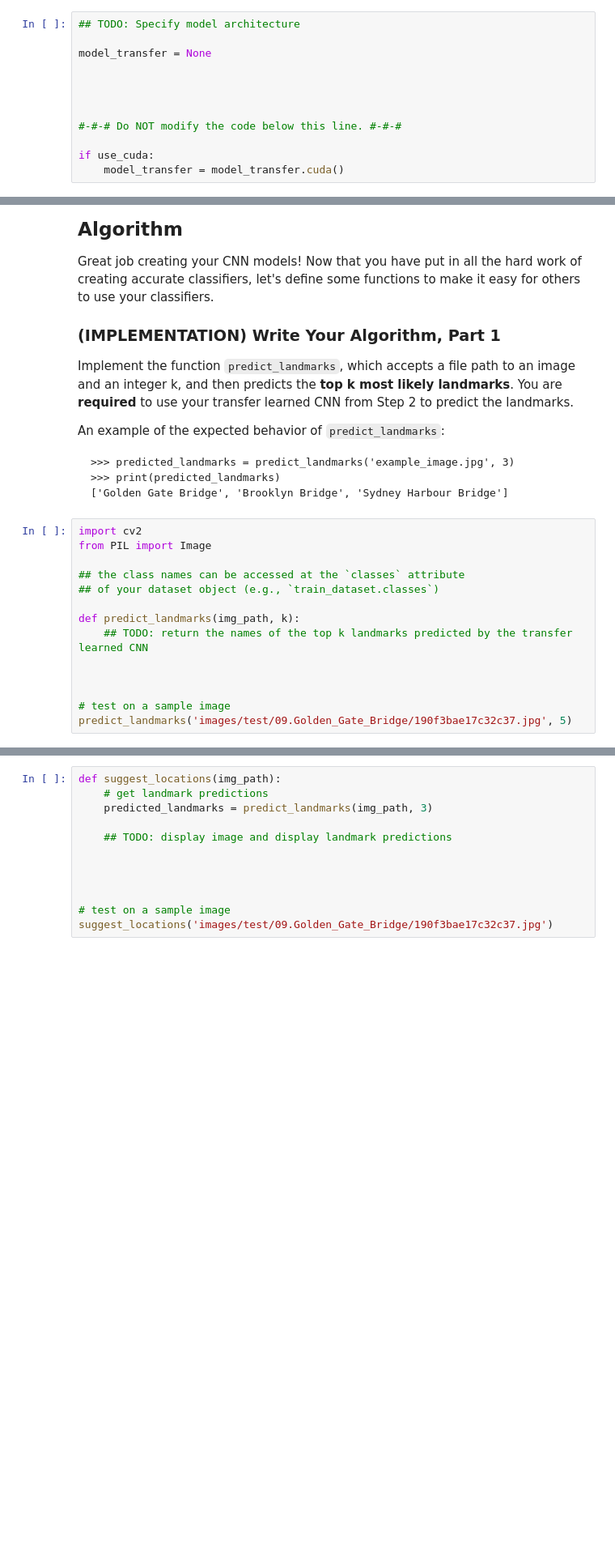
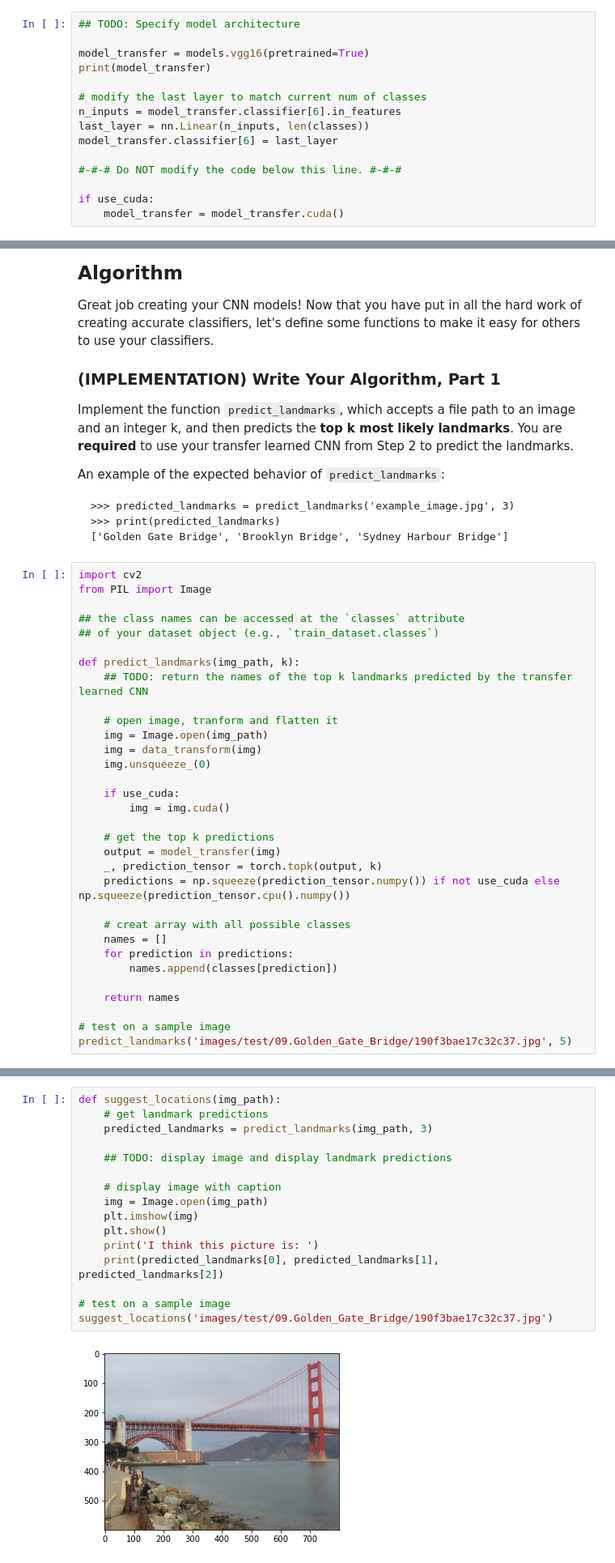
Before and after one commit to hopezh/nd101-c2-landmarks-starter, a Jupyter notebook: landmark_project/landmark.ipynb, the cells around one changed output, grey strips where cells are left out. Shown: that part at 81% size. Saved outputs shown, nothing was run; the diff lists cells and outputs as text; blank space fills up the shorter version.

```diff
--- a/landmark_project/landmark.ipynb
+++ b/landmark_project/landmark.ipynb
@@ -628,10 +716,13 @@ Use transfer learning to create a CNN to classify images of landmarks.  Use the
 # %%
 ## TODO: Specify model architecture
 
-model_transfer = None
+model_transfer = models.vgg16(pretrained=True)
+print(model_transfer)
 
-
-
+# modify the last layer to match current num of classes
+n_inputs = model_transfer.classifier[6].in_features
+last_layer = nn.Linear(n_inputs, len(classes))
+model_transfer.classifier[6] = last_layer
 
 #-#-# Do NOT modify the code below this line. #-#-#
 
@@ -687,7 +836,25 @@ from PIL import Image
 def predict_landmarks(img_path, k):
     ## TODO: return the names of the top k landmarks predicted by the transfer learned CNN
 
+    # open image, tranform and flatten it
+    img = Image.open(img_path)
+    img = data_transform(img)
+    img.unsqueeze_(0)
 
+    if use_cuda:
+        img = img.cuda()
+
+    # get the top k predictions
+    output = model_transfer(img)
+    _, prediction_tensor = torch.topk(output, k)
+    predictions = np.squeeze(prediction_tensor.numpy()) if not use_cuda else np.squeeze(prediction_tensor.cpu().numpy())
+
+    # creat array with all possible classes
+    names = []
+    for prediction in predictions:
+        names.append(classes[prediction])
+
+    return names
 
 # test on a sample image
 predict_landmarks('images/test/09.Golden_Gate_Bridge/190f3bae17c32c37.jpg', 5)
@@ -701,12 +874,18 @@ Some sample output for `suggest_locations` is provided below, but feel free to d
 # %%
 def suggest_locations(img_path):
     # get landmark predictions
     predicted_landmarks = predict_landmarks(img_path, 3)
 
     ## TODO: display image and display landmark predictions
 
-
-
+    # display image with caption
+    img = Image.open(img_path)
+    plt.imshow(img)
+    plt.show()
+    print('I think this picture is: ')
+    print(predicted_landmarks[0], predicted_landmarks[1], predicted_landmarks[2])
 
 # test on a sample image
 suggest_locations('images/test/09.Golden_Gate_Bridge/190f3bae17c32c37.jpg')
+# %% [output]
+[figure, added]
```
Also changed, not shown: parts of 16 cells of this notebook.
